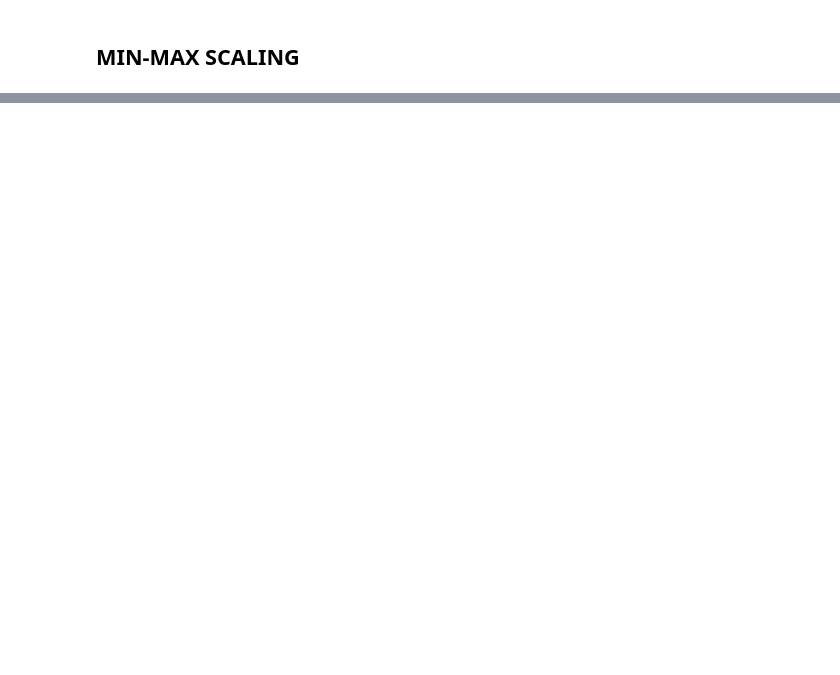
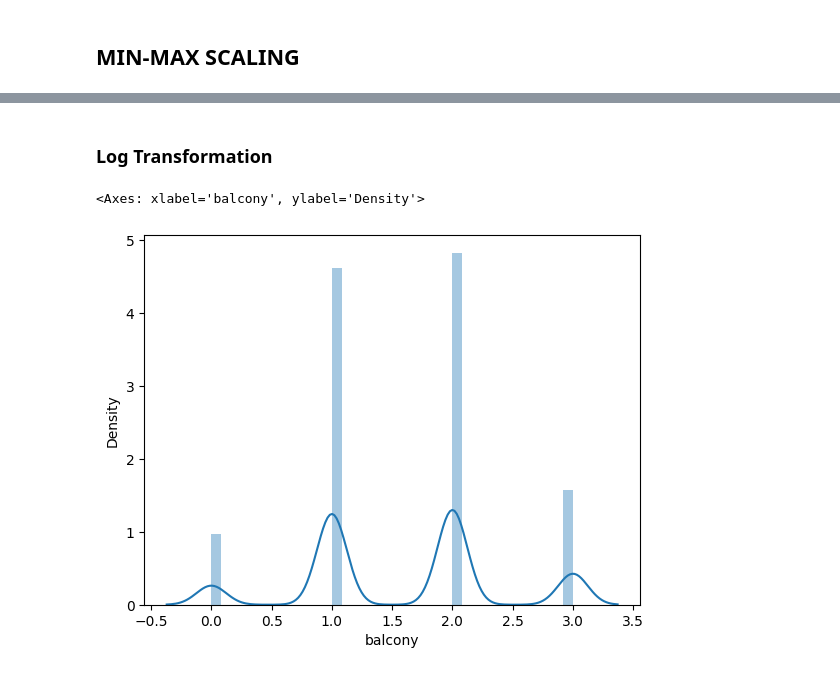
Before and after one commit to ShamsaAwaan/AI-and-Machine-Learning, a Jupyter notebook: data_normalization.ipynb, the cells around one changed output, grey strips where cells are left out. Drawn from its saved outputs; the diff is of its cells as text; code cells hidden in the pictures; blank space fills up the shorter version.

```diff
--- a/data_normalization.ipynb
+++ b/data_normalization.ipynb
@@ -49,0 +64,8 @@ df_temp['balcony'] = df_temp['balcony'] / df_temp['balcony'].abs().max()
+# %% [markdown]
+### Log Transformation
+# %%
+
+sns.distplot(df['balcony'])
+# %% [output]
+<Axes: xlabel='balcony', ylabel='Density'>
+[figure, added]
```
Also changed, not shown: parts of 74 cells of this notebook.
